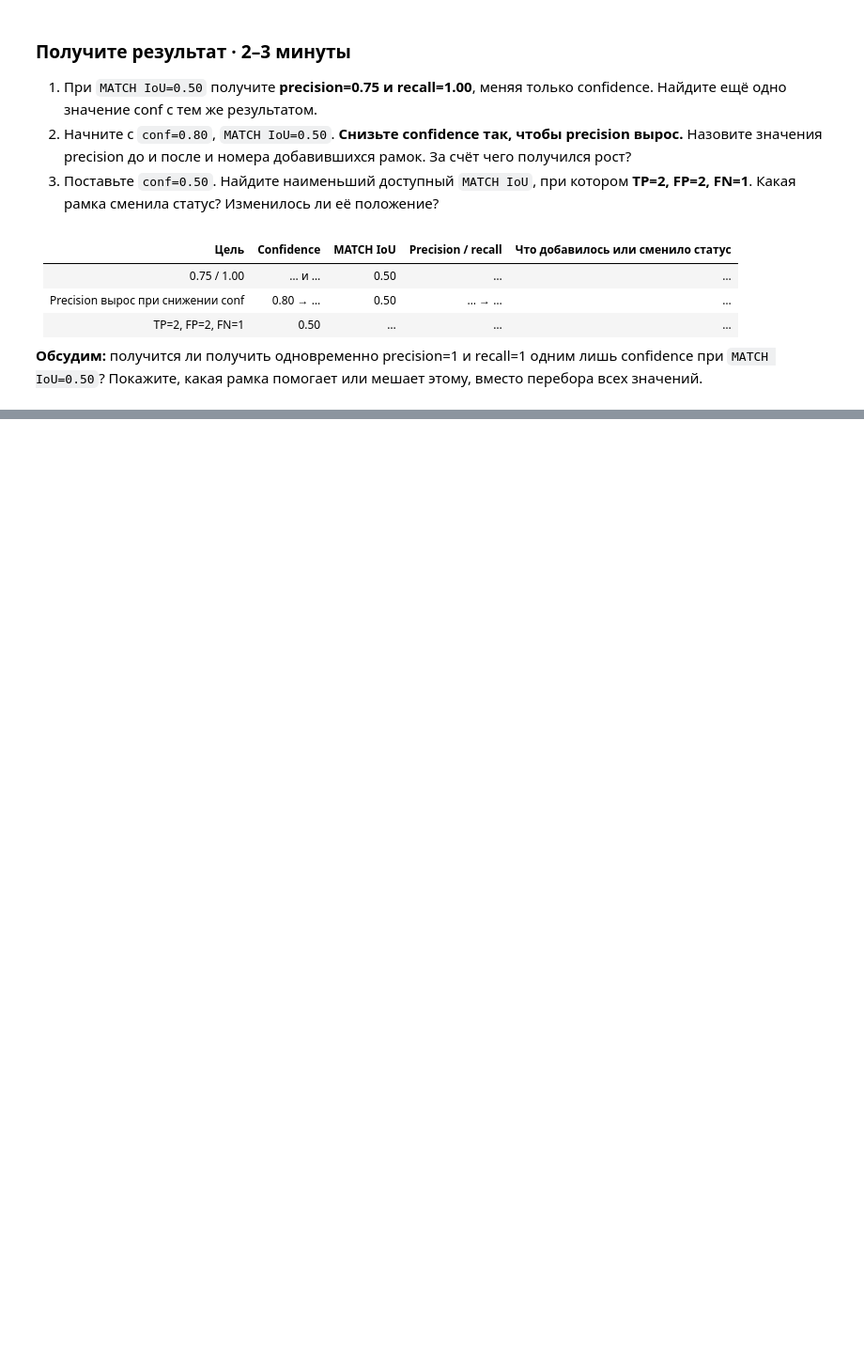
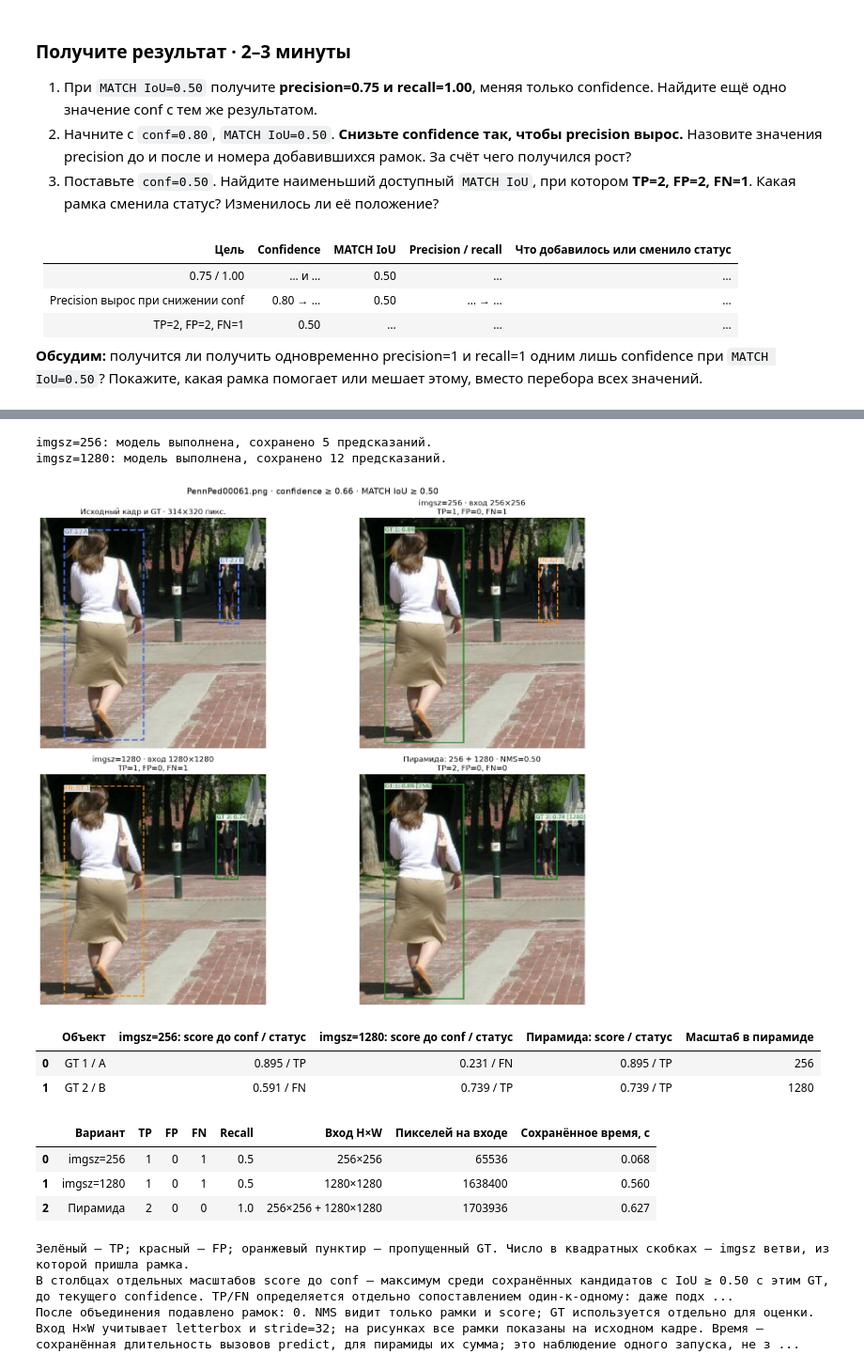
Before and after one commit to AndreySheka/applied-ai, a Jupyter notebook: labs/01_detection/01_interactive_demo.ipynb, the cells around one changed output, grey strips where cells are left out. Shown at 94% size. Drawn from its saved outputs; the diff is of its cells as text; code cells hidden in the pictures; blank space fills up the shorter version.

Commit message:
Explain detection stands and add an image pyramid experiment

```diff
--- a/labs/01_detection/01_interactive_demo.ipynb
+++ b/labs/01_detection/01_interactive_demo.ipynb
@@ -837,0 +1311,18 @@ display(real_controls)
+# %%
+pyramid_prepared = prepare_pyramid()
+pyramid_example = render_pyramid()
+# %% [output]
+imgsz=256: модель выполнена, сохранено 5 предсказаний.
+imgsz=1280: модель выполнена, сохранено 12 предсказаний.
+[figure, added]
+|  | Объект | imgsz=256: score до conf / статус | imgsz=1280: score до conf / статус | Пирамида: score / статус | Масштаб в пирамиде |
+| 0 | GT 1 / A | 0.895 / TP | 0.231 / FN | 0.895 / TP | 256 |
+| 1 | GT 2 / B | 0.591 / FN | 0.739 / TP | 0.739 / TP | 1280 |
+|  | Вариант | TP | FP | FN | Recall | Вход H×W | Пикселей на входе | Сохранённое время, с |
+| 0 | imgsz=256 | 1 | 0 | 1 | 0.5 | 256×256 | 65536 | 0.068 |
+| 1 | imgsz=1280 | 1 | 0 | 1 | 0.5 | 1280×1280 | 1638400 | 0.560 |
+| 2 | Пирамида | 2 | 0 | 0 | 1.0 | 256×256 + 1280×1280 | 1703936 | 0.627 |
+Зелёный — TP; красный — FP; оранжевый пунктир — пропущенный GT. Число в квадратных скобках — imgsz ветви, из которой пришла рамка.
+В столбцах отдельных масштабов score до conf — максимум среди сохранённых кандидатов с IoU ≥ 0.50 с этим GT, до текущего confidence. TP/FN определяется отдельно сопоставлением один-к-одному: даже подх ...
+После объединения подавлено рамок: 0. NMS видит только рамки и score; GT используется отдельно для оценки.
+Вход H×W учитывает letterbox и stride=32; на рисунках все рамки показаны на исходном кадре. Время — сохранённая длительность вызовов predict, для пирамиды их сумма; это наблюдение одного запуска, не з ...
```
Also changed, not shown: parts of 43 cells of this notebook, 2 other files.
